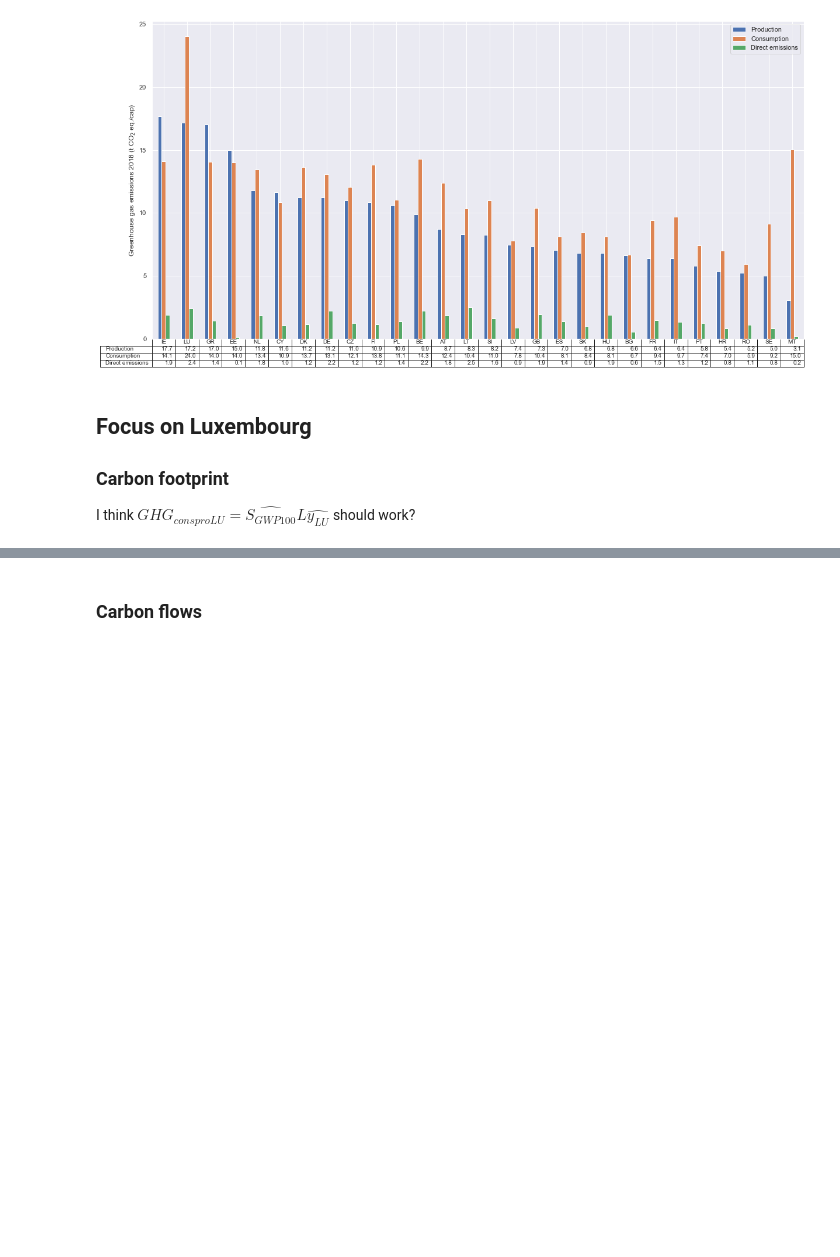
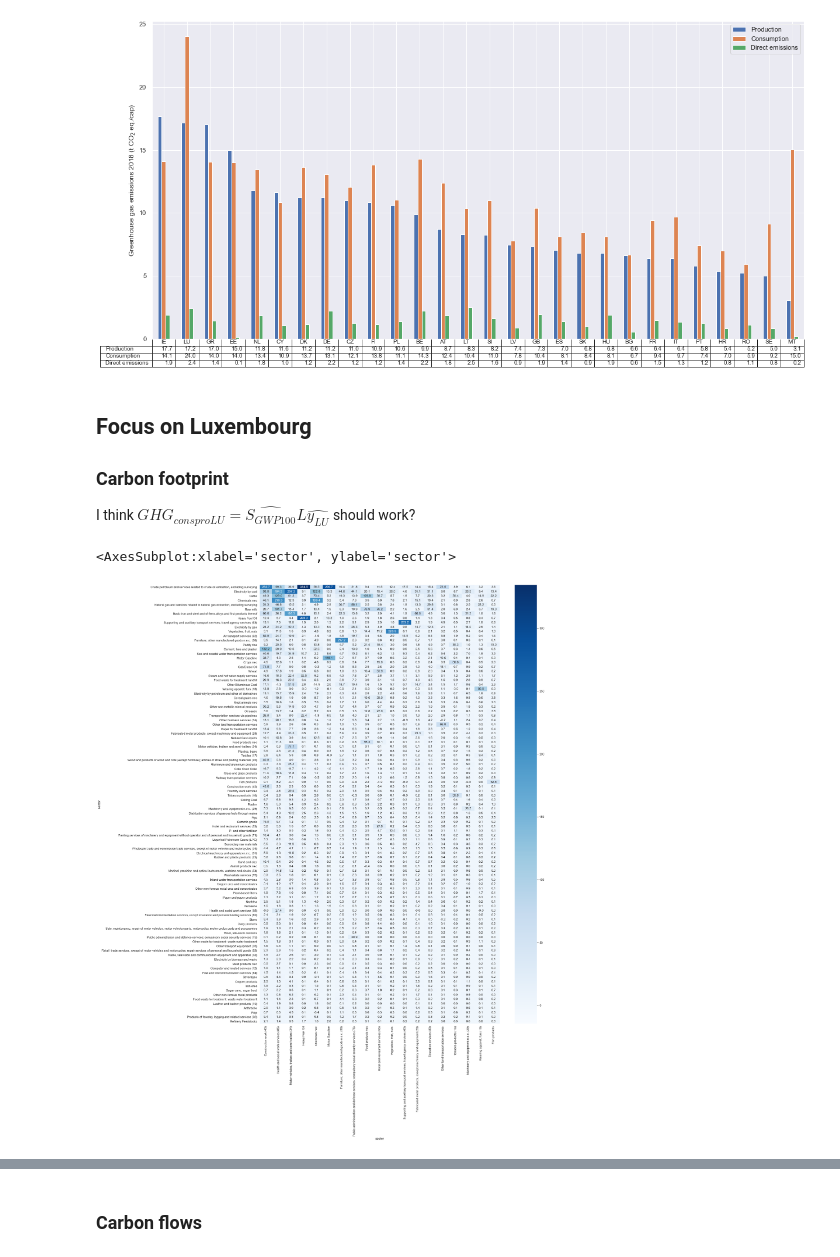
Before and after one commit to thomasgibon/io-footprinting, a Jupyter notebook: exiobase_use.ipynb, the cells around one changed output, grey strips where cells are left out. Cells and saved outputs as stored; diff of their text form; code cells hidden in the pictures; blank space fills up the shorter version.

```diff
--- a/exiobase_use.ipynb
+++ b/exiobase_use.ipynb
@@ -348,0 +353,16 @@ GHG_cons_pro_LU.loc['TOTAL'] = GHG_cons_pro_LU.sum(0)
+# %%
+GHG_cons_pro_LU_simplified=GHG_cons_pro_LU.sum(level='sector') \
+    .sum(level='sector',axis=1) \
+    .sort_values(ascending=False, by='TOTAL') \
+    .sort_values(ascending=False, by='TOTAL',axis=1).iloc[:100,:20].drop('TOTAL').drop('TOTAL',axis=1)*1e-6
+
+fig, ax = plt.subplots(figsize=(20,30))
+sns.heatmap(GHG_cons_pro_LU_simplified,
+            annot=True,
+#             norm=matplotlib.colors.LogNorm(vmin=1e-6,
+#                                            vmax=GHG_snap.max().max()),
+            cmap='Blues',
+            fmt='.1f')
+# %% [output]
+<AxesSubplot:xlabel='sector', ylabel='sector'>
+[figure, added]
```
Also changed, not shown: parts of 38 cells of this notebook.
